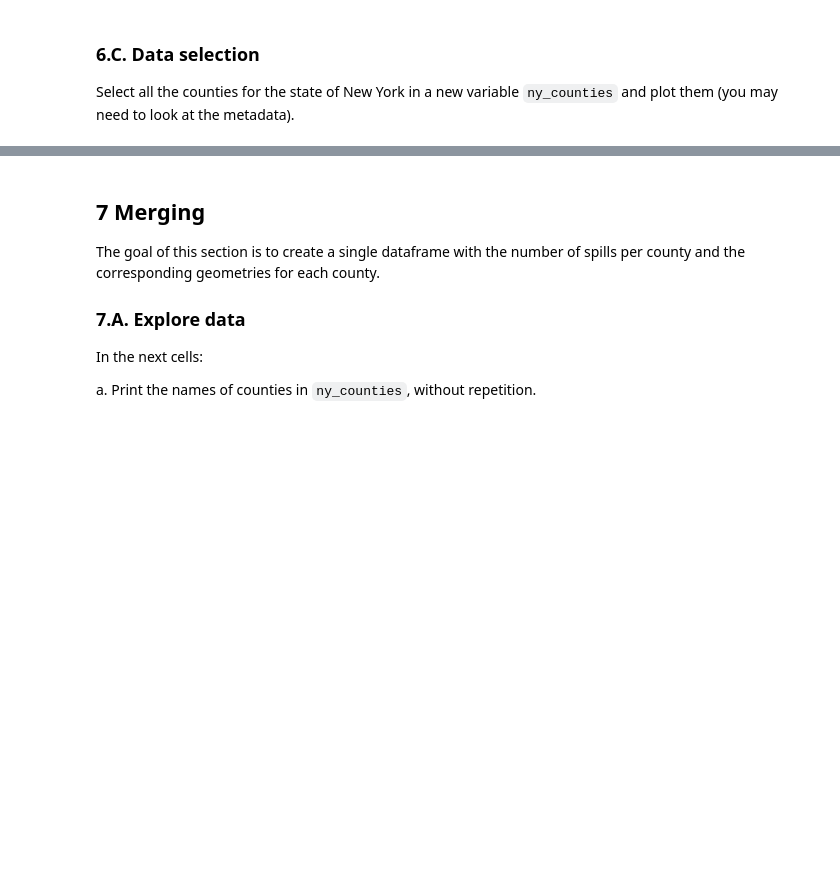
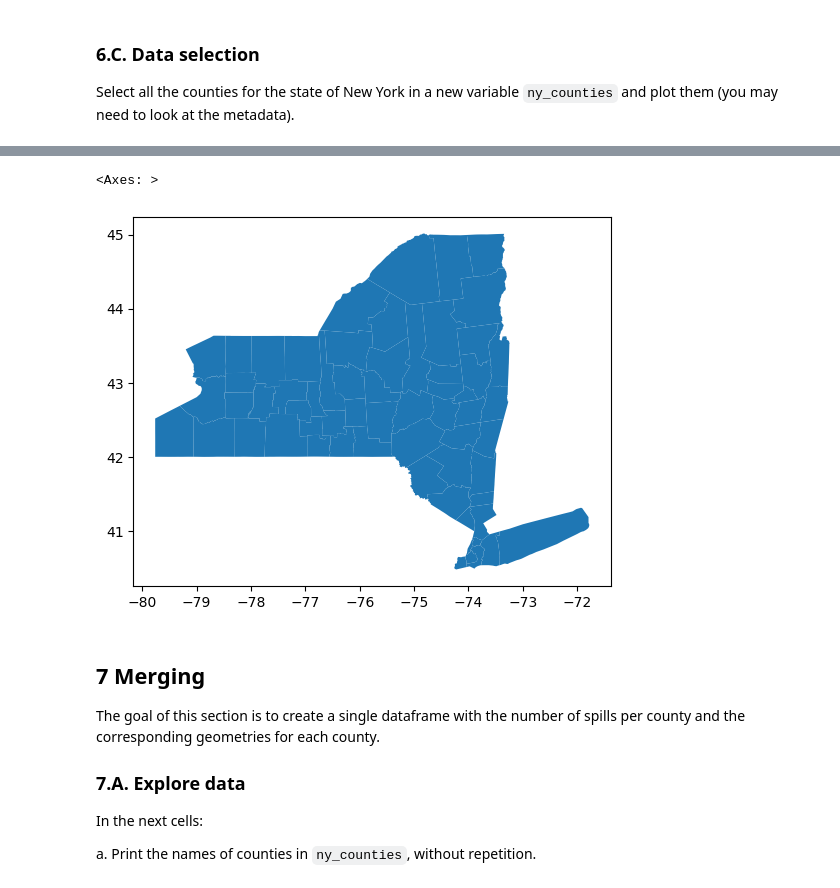
Before and after one commit to lucianbluescher/Visualizing_Oil_Spills_NYC, a Jupyter notebook: hwk3-task1-spills.ipynb, the cells around one changed output, grey strips where cells are left out. Cells and saved outputs as stored; diff of their text form; code cells hidden in the pictures; blank space fills up the shorter version.

```diff
--- a/hwk3-task1-spills.ipynb
+++ b/hwk3-task1-spills.ipynb
@@ -322,6 +372,9 @@ _Type your answer here, replacing this text._
 ### 6.B. Cleaning
 
 Simplify column names as needed.
+# %%
+counties.columns = (counties.columns
+                    .str.lower())
 # %% [markdown]
 <!-- END QUESTION -->
 
@@ -330,3 +383,6 @@ Simplify column names as needed.
 ### 6.C. Data selection
 
 Select all the counties for the state of New York in a new variable `ny_counties` and plot them (you may need to look at the metadata).
+# %%
+ny_counties = counties[counties['statefp'] == '36']
+ny_counties.head()
@@ -333,3 +396,8 @@ Select all the counties for the state of New York in a new variable `ny_counties
+# %%
+ny_counties.plot()
+# %% [output]
+<Axes: >
+[figure, added]
 # %% [markdown]
 <!-- END QUESTION -->
 
```
Also changed, not shown: parts of 30 cells of this notebook.
